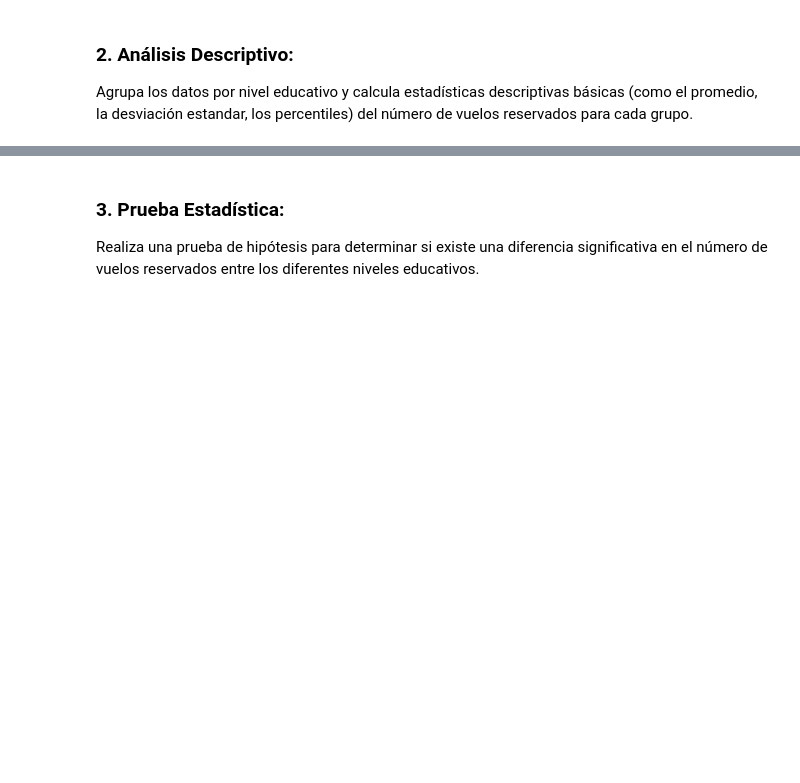
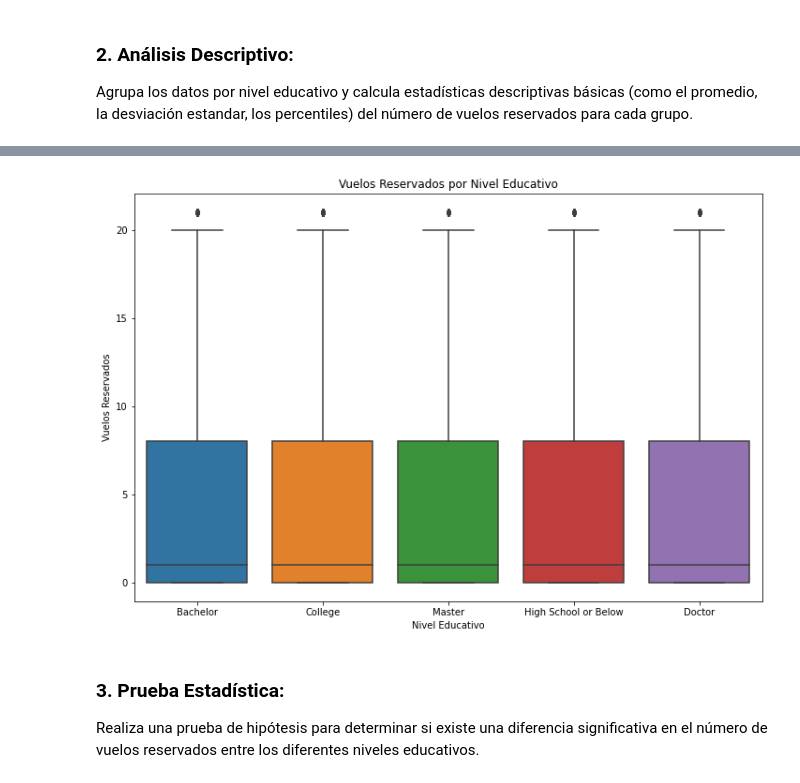
Before and after one commit to Adalab/bda-modulo-3-evaluacion-final-realtoder, a Jupyter notebook: Reyes_Altozano_Evaluación3.ipynb, the cells around one changed output, grey strips where cells are left out. Cells and saved outputs as stored; diff of their text form; code cells hidden in the pictures; blank space fills up the shorter version.

```diff
--- a/Reyes_Altozano_Evaluación3.ipynb
+++ b/Reyes_Altozano_Evaluación3.ipynb
@@ -435,4 +434,15 @@ Enrollment_Month                 int64
 Cancellation_Year              float64
 Cancellation_Month             float64
 dtype: object
+# %%
+# Para mantener la coherencia de los datos, decidimos cambiar el tipo el tipo de "Cancellation_Year" y "Cancellation_Month" a int64 (ya que el resto de columnas que hacen
+# referencia a meses y años están categorizadas así).
+
+# Como no se puede cambiar de float a int si hay datos NaN, los cambiamos por el valor 0 (de esa manera, estamos eliminando los valores nulos de estas dos columnas).
+df_final[['Cancellation_Year', 'Cancellation_Month']] = df_final[['Cancellation_Year', 'Cancellation_Month']].fillna(0)
+
+# Y, ahora sí, podemos cambiar el tipo float a int64.
+df_final[['Cancellation_Year', 'Cancellation_Month']] = df_final[['Cancellation_Year', 'Cancellation_Month']].astype(int)
+
+df_final.dtypes
 # %%
@@ -802,3 +816,14 @@ sns.countplot(x = "Flights_Booked", hue = "Education_Tiers", data = df_filtered,
+# %%
+# Hacemos un boxplot para visualizar los resultados:
+
+plt.figure(figsize=(12, 8))
+sns.boxplot(x='Education', y='Flights_Booked', data=df_final)
+plt.title('Vuelos Reservados por Nivel Educativo')
+plt.xlabel('Nivel Educativo')
+plt.ylabel('Vuelos Reservados')
+plt.show()
+# %% [output]
+[figure, added]
 # %% [markdown]
 ### 3. Prueba Estadística:
 Realiza una prueba de hipótesis para determinar si existe una diferencia significativa en el número de vuelos
```
Also changed, not shown: parts of 28 cells of this notebook, 4 other files.
